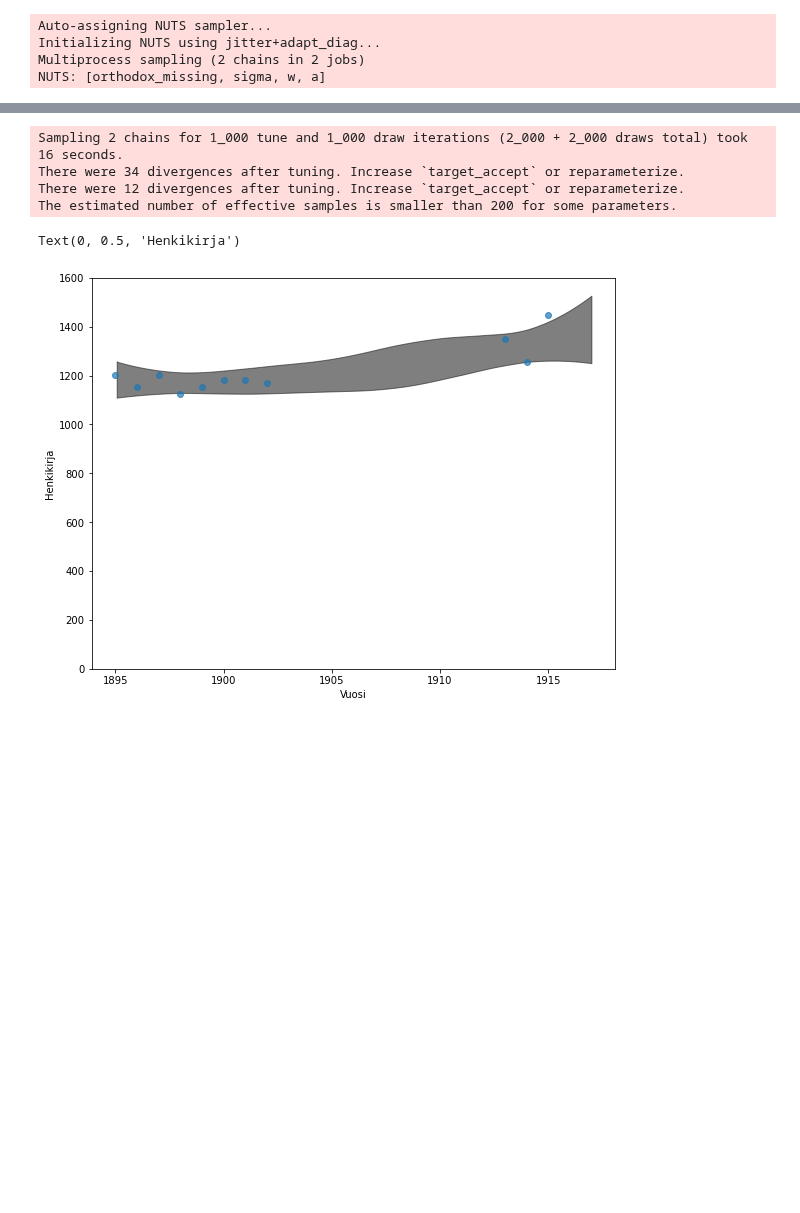
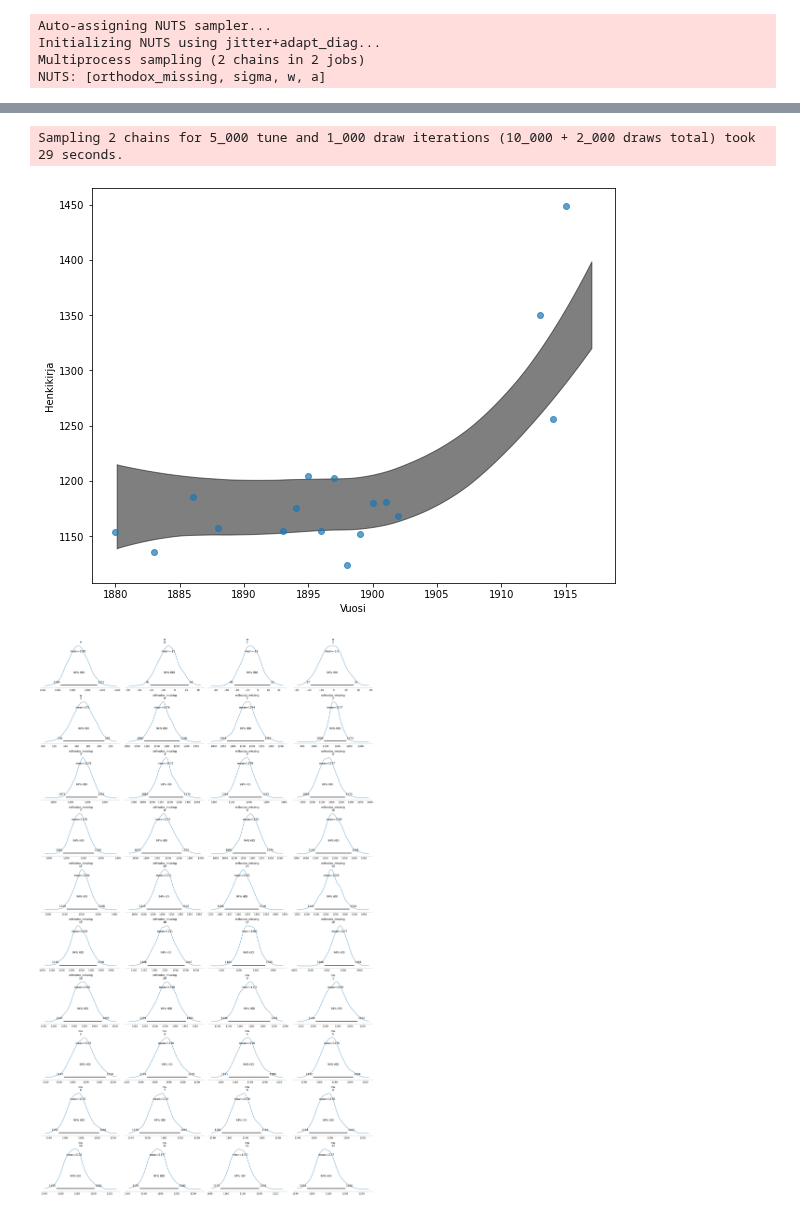
Before and after one commit to AnttiHaerkoenen/vyborg_orthodox, a Jupyter notebook: notebooks/missing_orthodox.ipynb, the cells around one changed output, grey strips where cells are left out. Cells and saved outputs as stored; diff of their text form; code cells hidden in the pictures; blank space fills up the shorter version.

```diff
--- a/notebooks/missing_orthodox.ipynb
+++ b/notebooks/missing_orthodox.ipynb
@@ -180,21 +180,27 @@ import arviz as az
 import pymc3 as pm
 from patsy import dmatrix
 
-regression_data = data.loc['1895':'1917', 'Kaupunki'].copy()
-missing_years = list(range(1903, 1913)) + [1916, 1917]
-regression_data.loc[regression_data.index.isin(missing_years)] = np.nan
+regression_data = data.loc['1880':'1917', 'Kaupunki'].copy()
+missing_years = [1881, 1882, 1884, 1885, 1887] + list(range(1889, 1893)) + list(range(1903, 1913)) + [1916, 1917]
+regression_data.loc[regression_data.index.isin(missing_years)] = np.nan # imputation
+# regression_data.drop(index=missing_years, inplace=True) # no imputation
+regression_data = pd.DataFrame(data=({
+    'Vuosi': regression_data.index,
+    'Kaupunki': regression_data,
+}))
+# regression_data = (regression_data - regression_data.mean()) / regression_data.var()**0.5
 
 n_knots = 3
-knot_list = np.linspace(regression_data.index[0], regression_data.index[-1], n_knots)
+knot_list = np.linspace(regression_data.Vuosi.min(), regression_data.Vuosi.max(), n_knots)
 print(knot_list)
 B = dmatrix(
     "bs(year, knots=knots, degree=2, include_intercept=True) - 1",
-    {"year": regression_data.index.values, "knots": knot_list[1:-1]},
+    {"year": regression_data.Vuosi, "knots": knot_list[1:-1]},
 )
 
 _, ax = plt.subplots(1, 1, figsize=(12, 8))
 for i in range(n_knots + 1):
-    ax.plot(regression_data.index, (B[:, i]), color="C0")
+    ax.plot(regression_data.Vuosi, (B[:, i]), color="C0")
 ax.set_xlabel("year")
 ax.set_ylabel("basis")
 # %% [output]
@@ -204,29 +210,48 @@ Text(0, 0.5, 'basis')
 # %%
+mu_w = [0] * n_knots + [150]
 with pm.Model() as model:
-    a = pm.Normal("a", 1200, 50)
-    w = pm.Normal("w", mu=0, sd=100, shape=B.shape[1])
+    a = pm.Normal("a", 1200, 25)
+    w = pm.Normal("w", mu=mu_w, sd=20, shape=B.shape[1])
     mu = pm.Deterministic("mu", a + pm.math.dot(np.asarray(B, order="F"), w.T))
-    sigma = pm.HalfNormal("sigma", sd=100)
-    orthodox = pm.Normal("orthodox", mu, sigma, observed=regression_data)
-    posterior = pm.sample(1000)
+    sigma = pm.HalfStudentT("sigma", sd=50)
+    orthodox = pm.Normal("orthodox", mu, sigma, observed=regression_data.Kaupunki)
+    posterior = pm.sample(1000, tune=5000)
 
-ax = az.plot_hdi(regression_data.index, posterior["mu"], color="k", hdi_prob=0.95)
-ax.plot(regression_data.index, regression_data, "o", alpha=0.7)
+# with pm.Model() as model:
+#     a = pm.Normal("a", 1200, 25)
+#     w = pm.Normal("w", mu=0, sd=50, shape=B.shape[1])
+#     mu = pm.Deterministic("mu", a + pm.math.dot(np.asarray(B, order="F"), w.T))
+#     sigma = pm.HalfNormal("sigma", sd=50)
+#     orthodox = pm.Normal("orthodox", mu, sigma, observed=regression_data.Kaupunki)
+#     posterior = pm.sample(1000, tune=5000)
+
+# weight_m = np.vstack((regression_data.Vuosi, regression_data.Vuosi ** 2, regression_data.Vuosi ** 3))
+# with pm.Model() as model:
+#     a = pm.Normal("a", 0, 1)
+#     b = pm.Normal("b", 0, 1, shape=3)
+#     sigma = pm.HalfNormal("sigma", sd=1)
+#     mu = pm.Deterministic("mu", a + pm.math.dot(b, weight_m))
+#     orthodox = pm.Normal("orthodox", mu=mu, sd=sigma, observed=regression_data.Kaupunki)
+#     posterior = pm.sample(1000, tune=5000)
+
+ax = az.plot_hdi(regression_data.Vuosi, posterior["mu"], color="k", hdi_prob=0.95)
+ax.plot(regression_data.Vuosi, regression_data.Kaupunki, "o", alpha=0.7)
 fig = plt.gcf()
 fig.set_size_inches(8, 6)
-ax.set_ylim(0, 1600)
+# ax.set_ylim(0, 1600)
 ax.set_xlabel("Vuosi")
 ax.set_ylabel("Henkikirja")
+plt.show()
+
+az.plot_posterior(posterior)
+plt.show()
 # %% [output]
 Auto-assigning NUTS sampler...
 Initializing NUTS using jitter+adapt_diag...
 Multiprocess sampling (2 chains in 2 jobs)
 NUTS: [orthodox_missing, sigma, w, a]
 [interactive output not drawn]
-Sampling 2 chains for 1_000 tune and 1_000 draw iterations (2_000 + 2_000 draws total) took 16 seconds.
-There were 34 divergences after tuning. Increase `target_accept` or reparameterize.
-There were 12 divergences after tuning. Increase `target_accept` or reparameterize.
-The estimated number of effective samples is smaller than 200 for some parameters.
+Sampling 2 chains for 5_000 tune and 1_000 draw iterations (10_000 + 2_000 draws total) took 29 seconds.
-Text(0, 0.5, 'Henkikirja')
-[figure, old version]
+[figure, new version]
+[figure, added]
 # %%
```
Also changed, not shown: parts of 4 cells of this notebook, 1 other file.
